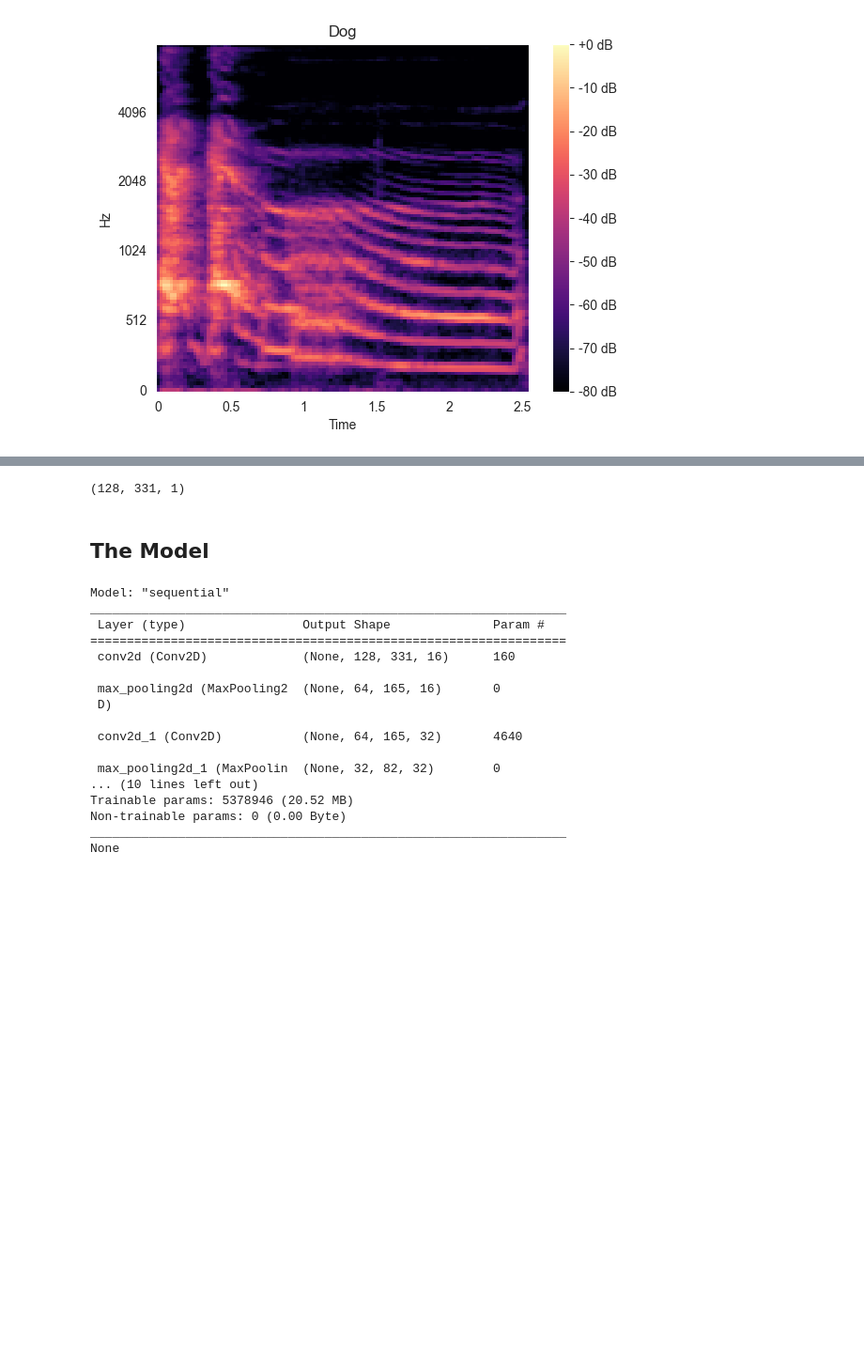
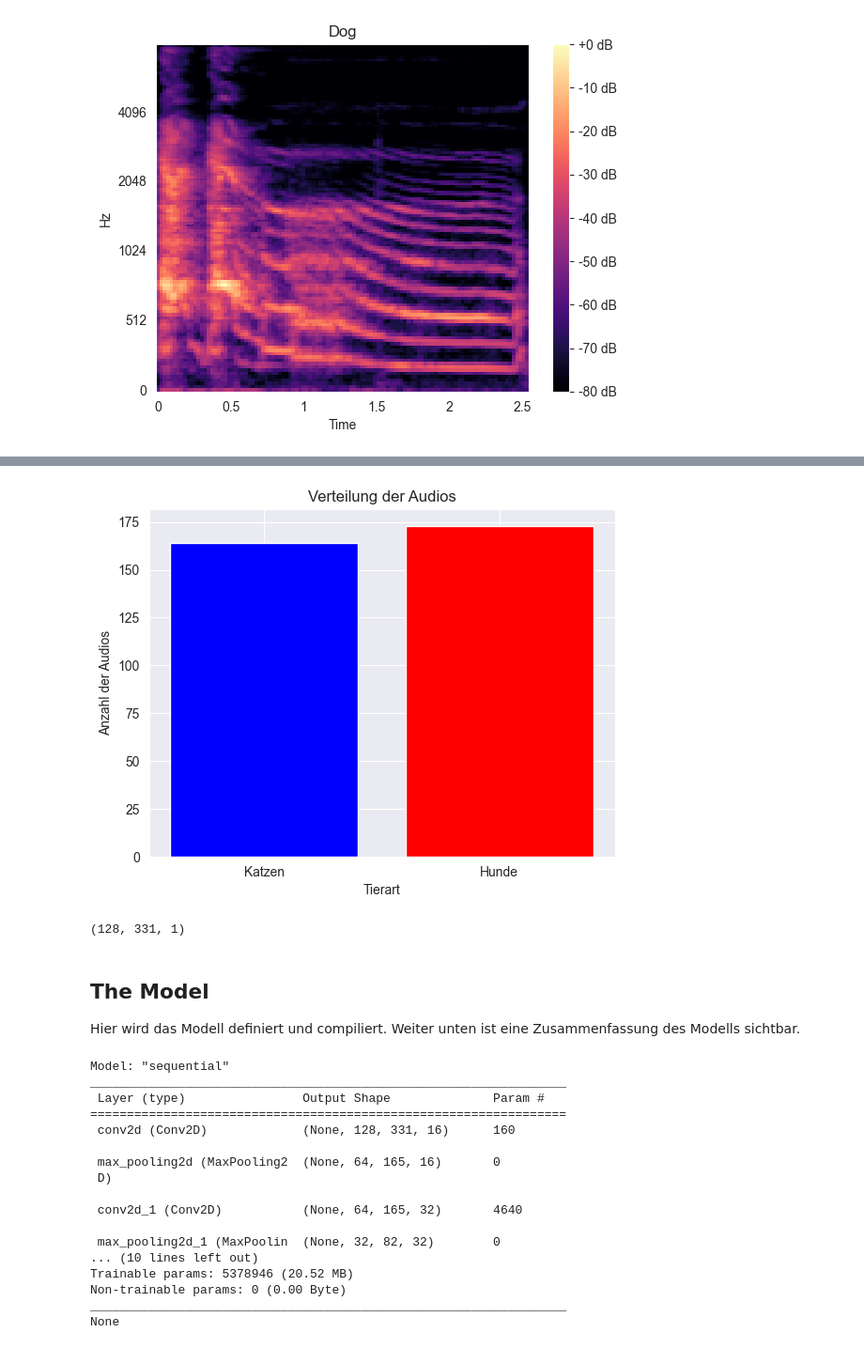
Before and after one commit to Amocon/Audio_Classification, a Jupyter notebook: melSpectogram.ipynb, the cells around one changed output, grey strips where cells are left out. Shown: that part at 94% size. Drawn from its saved outputs; the diff is of its cells as text; code cells hidden in the pictures; blank space fills up the shorter version.

```diff
--- a/melSpectogram.ipynb
+++ b/melSpectogram.ipynb
@@ -151,5 +156,5 @@ def pad_nulls(audiofile:Sound, width:int):
 # %%
-def mask_random(Sound, mask_probability=0.20):
+def mask_random(Sound, mask_probability=0.15):
     newSound = copy.deepcopy(Sound)
     arr = newSound.spec
     new = False
@@ -160,20 +165,18 @@ def mask_random(Sound, mask_probability=0.20):
         new = True
 
         if mask_rows:
-            # Mask random block of rows
             num_rows = arr.shape[0]
-            min_rows_to_mask = max(1, int(0.075 * num_rows))  # Minimum number of rows to mask (at least 7.5%)
-            max_rows_to_mask = min(int(0.20 * num_rows), num_rows)  # Maximum number of rows to mask (at most 15%)
-            num_rows_to_mask = np.random.randint(min_rows_to_mask, max_rows_to_mask + 1)  # Random number of rows to mask
-            start_row = np.random.randint(0, num_rows - num_rows_to_mask + 1)  # Start row index for masking
-            arr[start_row:start_row + num_rows_to_mask, :] = 0  # Mask selected rows with zeros
+            min_rows_to_mask = max(1, int(0.075 * num_rows))
+            max_rows_to_mask = min(int(0.20 * num_rows), num_rows)
+            num_rows_to_mask = np.random.randint(min_rows_to_mask, max_rows_to_mask + 1)
+            start_row = np.random.randint(0, num_rows - num_rows_to_mask + 1)
+            arr[start_row:start_row + num_rows_to_mask, :] = 0
         else:
-            # Mask random block of columns
             num_cols = arr.shape[1]
-            min_cols_to_mask = max(1, int(0.075 * num_cols))  # Minimum number of columns to mask (at least 7.5%)
-            max_cols_to_mask = min(int(0.20 * num_cols), num_cols)  # Maximum number of columns to mask (at most 15%)
-            num_cols_to_mask = np.random.randint(min_cols_to_mask, max_cols_to_mask + 1)  # Random number of columns to mask
-            start_col = np.random.randint(0, num_cols - num_cols_to_mask + 1)  # Start column index for masking
-            arr[:, start_col:start_col + num_cols_to_mask] = 0  # Mask selected columns with zeros
+            min_cols_to_mask = max(1, int(0.075 * num_cols))
+            max_cols_to_mask = min(int(0.20 * num_cols), num_cols)
+            num_cols_to_mask = np.random.randint(min_cols_to_mask, max_cols_to_mask + 1)
+            start_col = np.random.randint(0, num_cols - num_cols_to_mask + 1)
+            arr[:, start_col:start_col + num_cols_to_mask] = 0
 
     return newSound, new
@@ -211,9 +235,33 @@ labels = np.array(label)
+# %%
+dog_counter = 0
+cat_counter = 0
+
+for audiofile in audiofiles:
+    if audiofile.cat:
+        cat_counter += 1
+    else:
+        dog_counter += 1
+
+labels = ['Katzen', 'Hunde']
+counts = [cat_counter, dog_counter]
+
+plt.bar(labels, counts, color = ['blue', 'red'])
+
+plt.title ('Verteilung der Audios')
+plt.xlabel ('Tierart')
+plt.ylabel('Anzahl der Audios')
+
+plt.show()
+# %% [output]
+[figure, added]
 # %%
 features[0].shape
 # %% [output]
 (128, 331, 1)
-# %% [markdown]
-## The Model
+# %% [markdown]
+## The Model
+
+Hier wird das Modell definiert und compiliert. Weiter unten ist eine Zusammenfassung des Modells sichtbar.
 # %%
 model = keras.Sequential(layers=[
         # input shape aller daten muss gleich sein -> deswegen resizing funktion
```
Also changed, not shown: parts of 38 cells of this notebook.
